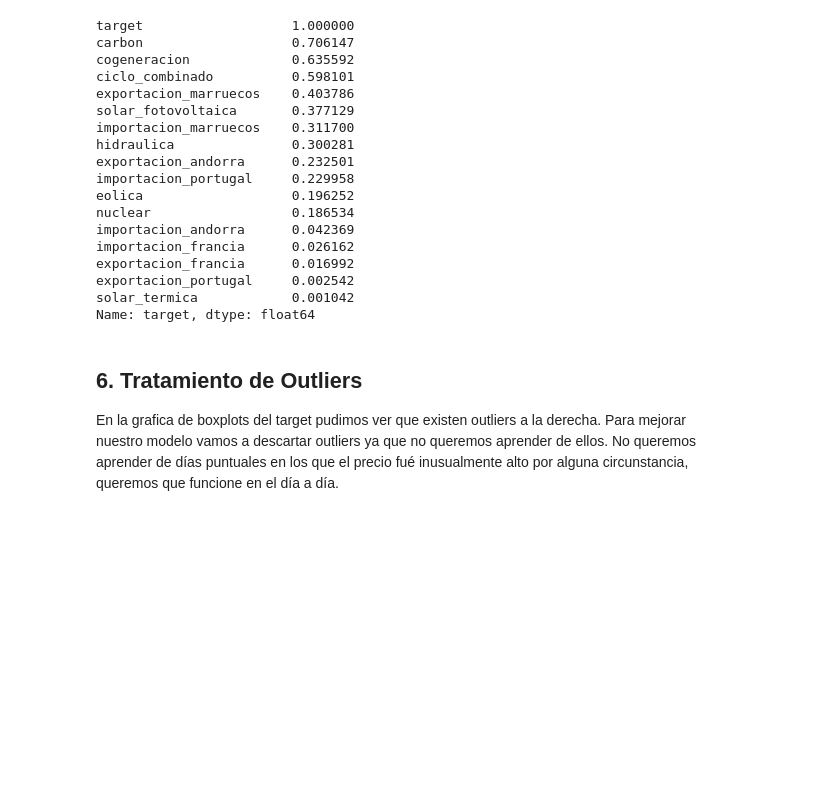
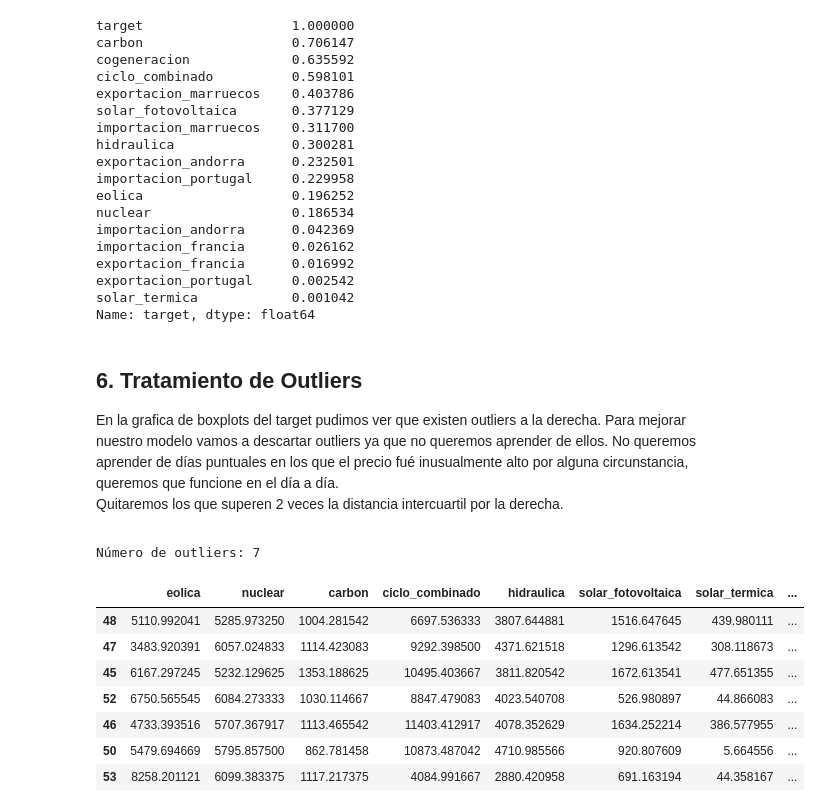
Before and after one commit to rocio2125/Proyecto_ML, a Jupyter notebook: notebooks/02_LimpiezaEDA.ipynb, the cells around one changed output. Drawn from its saved outputs; the diff is of its cells as text; code cells hidden in the pictures; blank space fills up the shorter version.

```diff
--- a/notebooks/02_LimpiezaEDA.ipynb
+++ b/notebooks/02_LimpiezaEDA.ipynb
@@ -490,3 +492,24 @@ Name: target, dtype: float64
 ## 6. Tratamiento de Outliers
 En la grafica de boxplots del target pudimos ver que existen outliers a la derecha. Para mejorar nuestro modelo vamos a descartar outliers ya que no queremos aprender de ellos.
 No queremos aprender de días puntuales en los que el precio fué inusualmente alto por alguna circunstancia, queremos que funcione en el día a día.
+Quitaremos los que superen 2 veces la distancia intercuartil por la derecha.
+# %%
+Q1 = train_set['target'].quantile(0.25)
+Q3 = train_set['target'].quantile(0.75)
+IQR = Q3 - Q1
+
+upper = Q3+2*IQR
+
+# ¿Cuantos outliers hay?
+print( "Número de outliers:", len(train_set[(train_set['target'] >= upper)]) )
+train_set[(train_set['target'] >= upper)]
+# %% [output]
+Número de outliers: 7
+|  | eolica | nuclear | carbon | ciclo_combinado | hidraulica | solar_fotovoltaica | solar_termica | ... |
+| 48 | 5110.992041 | 5285.973250 | 1004.281542 | 6697.536333 | 3807.644881 | 1516.647645 | 439.980111 | ... |
+| 47 | 3483.920391 | 6057.024833 | 1114.423083 | 9292.398500 | 4371.621518 | 1296.613542 | 308.118673 | ... |
+| 45 | 6167.297245 | 5232.129625 | 1353.188625 | 10495.403667 | 3811.820542 | 1672.613541 | 477.651355 | ... |
+| 52 | 6750.565545 | 6084.273333 | 1030.114667 | 8847.479083 | 4023.540708 | 526.980897 | 44.866083 | ... |
+| 46 | 4733.393516 | 5707.367917 | 1113.465542 | 11403.412917 | 4078.352629 | 1634.252214 | 386.577955 | ... |
+| 50 | 5479.694669 | 5795.857500 | 862.781458 | 10873.487042 | 4710.985566 | 920.807609 | 5.664556 | ... |
+| 53 | 8258.201121 | 6099.383375 | 1117.217375 | 4084.991667 | 2880.420958 | 691.163194 | 44.358167 | ... |
```
Also changed, not shown: parts of 2 cells of this notebook, 9 other files.
